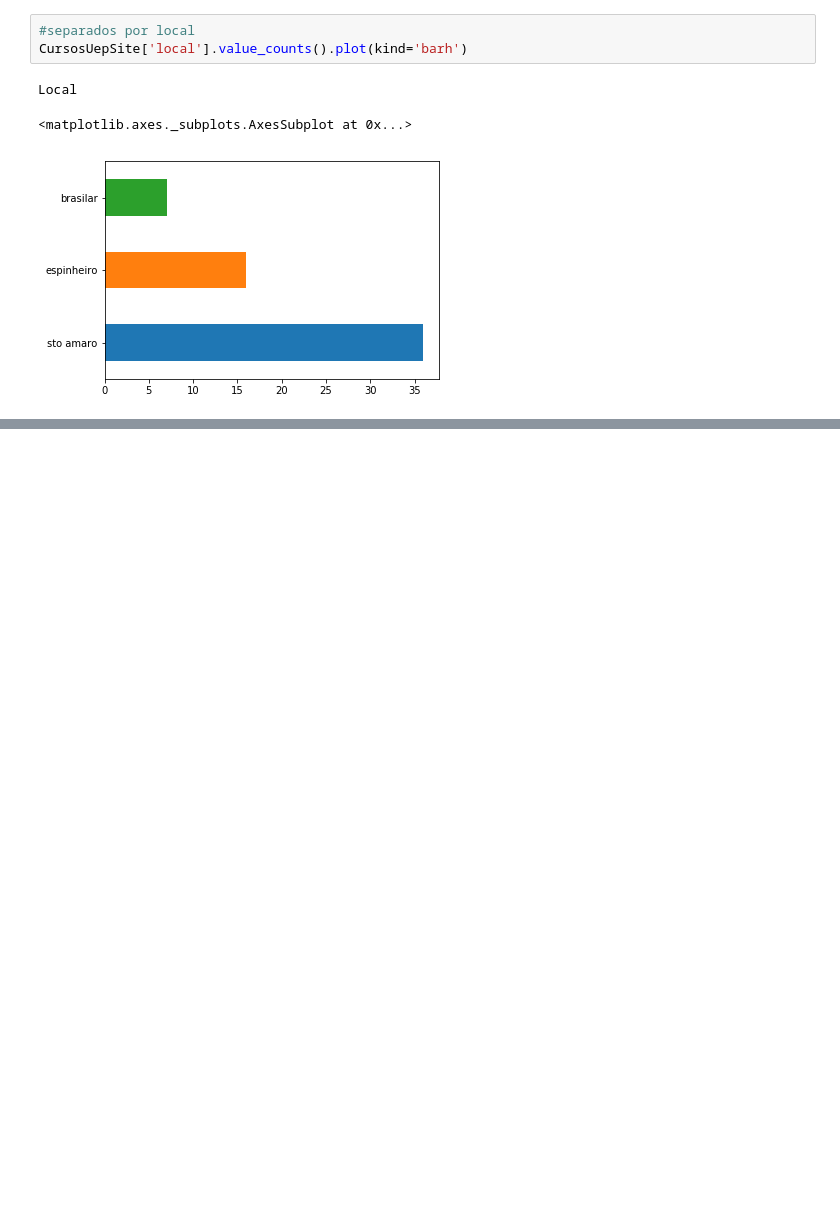
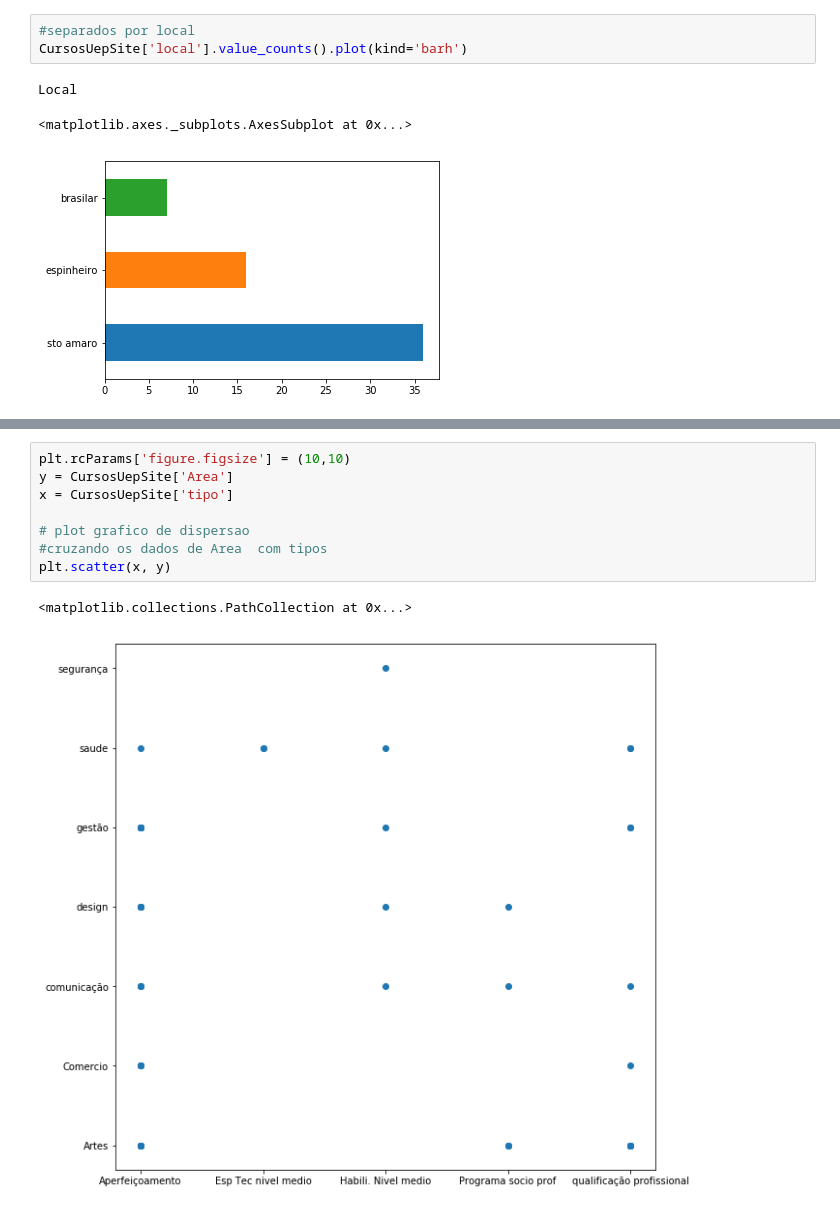
Before and after one commit to MarcoAurello/Estudo-DataSets, a Jupyter notebook: analise curso UEP site senac 2018.ipynb, the cells around one changed output, grey strips where cells are left out. Saved outputs shown, nothing was run; the diff lists cells and outputs as text; blank space fills up the shorter version.

```diff
--- a/analise curso UEP site senac 2018.ipynb
+++ b/analise curso UEP site senac 2018.ipynb
@@ -128,0 +151,11 @@ x= carga horária
+# %%
+plt.rcParams['figure.figsize'] = (10,10)
+y = CursosUepSite['Area']
+x = CursosUepSite['tipo']
+
+# plot grafico de dispersao
+#cruzando os dados de Area  com tipos
+plt.scatter(x, y)
+# %% [output]
+<matplotlib.collections.PathCollection at 0x...>
+[figure, added]
```
Also changed, not shown: parts of 13 cells of this notebook.
